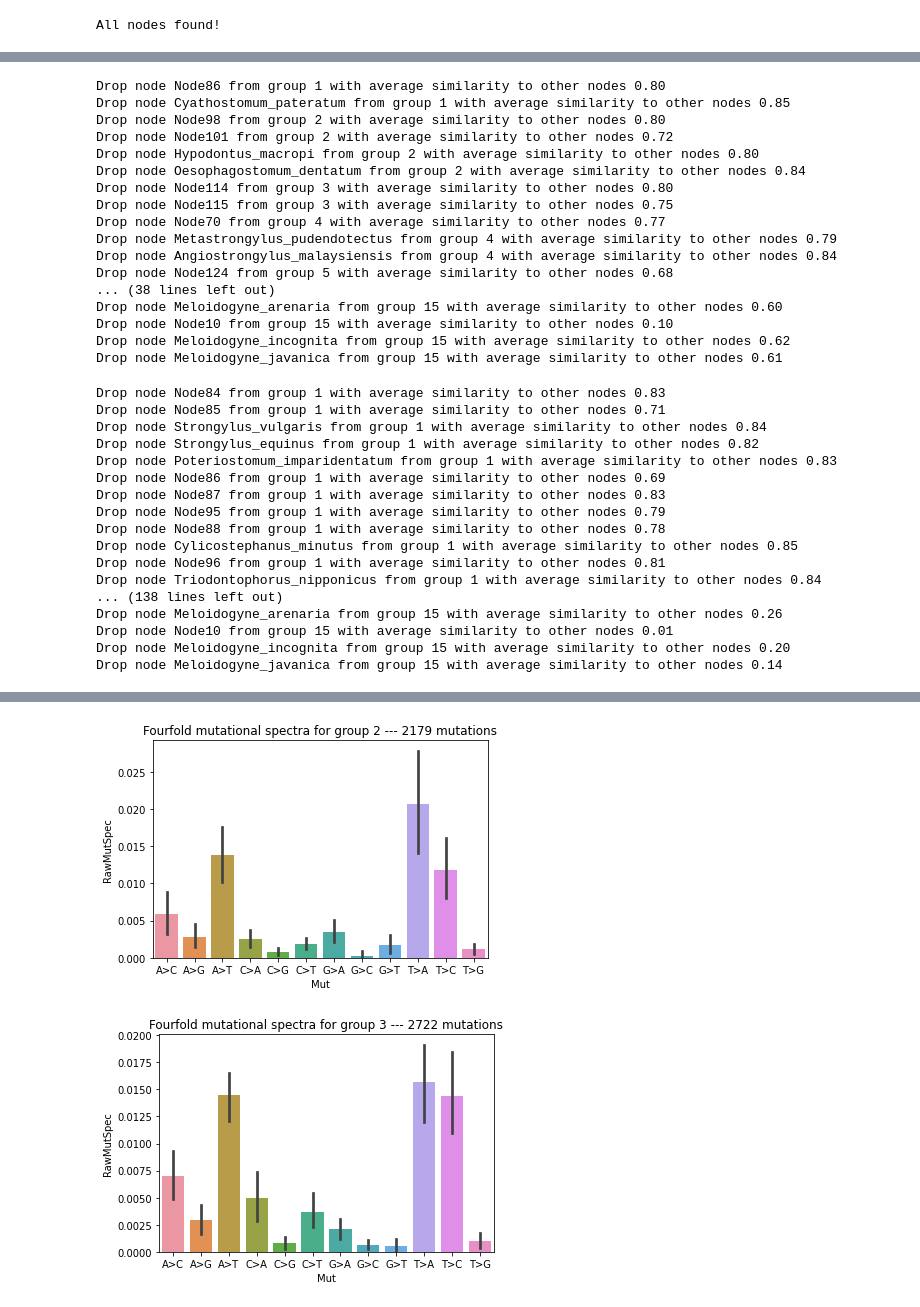
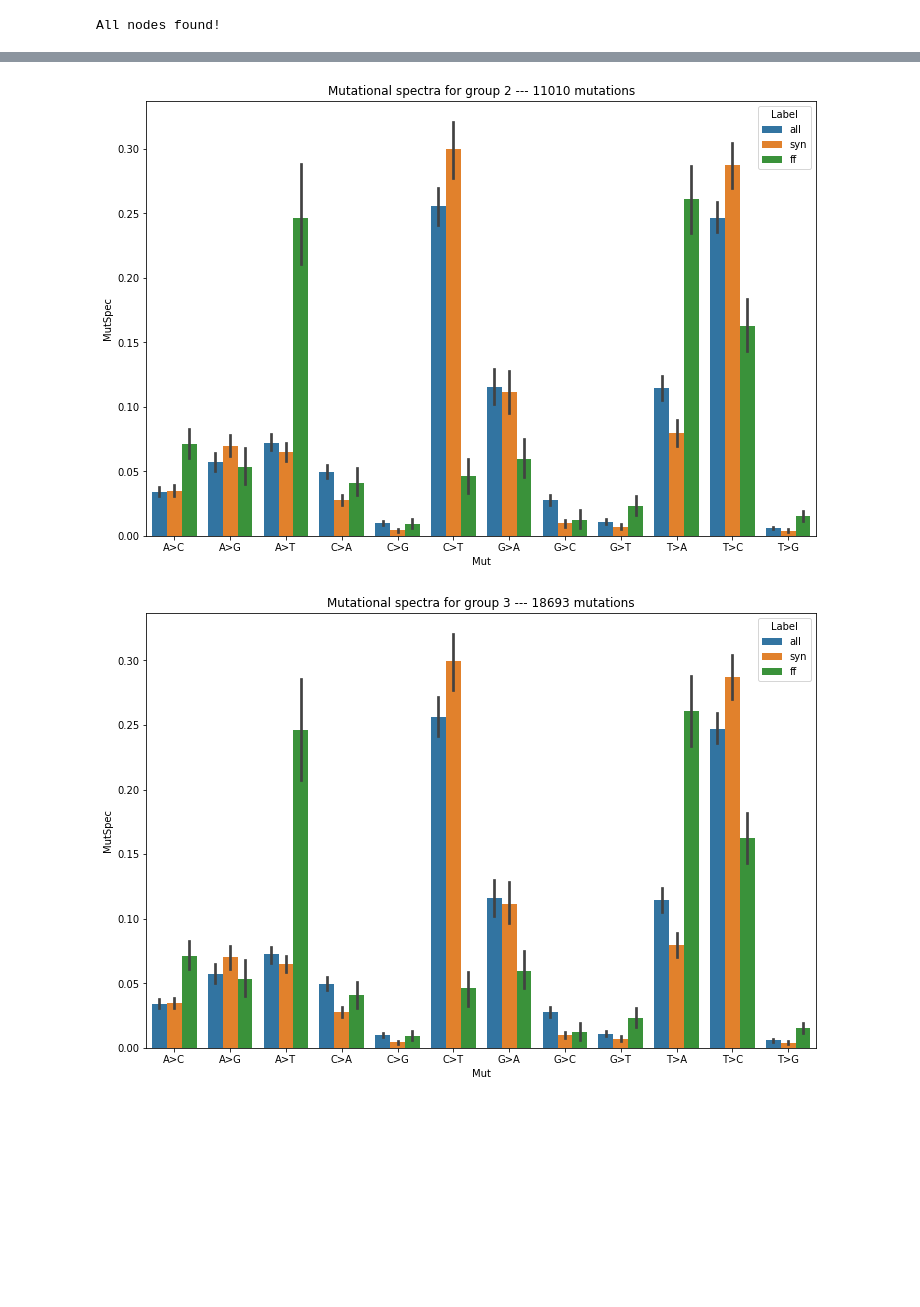
Before and after one commit to kpotoh/birds, a Jupyter notebook: nb/mut_extraction_nematoda.ipynb, the cells around one changed output, grey strips where cells are left out. Drawn from its saved outputs; the diff is of its cells as text; code cells hidden in the pictures; blank space fills up the shorter version.

Commit message:
group mutspec comparing

```diff
--- a/nb/mut_extraction_nematoda.ipynb
+++ b/nb/mut_extraction_nematoda.ipynb
@@ -272,3 +306,3 @@ def get_joined_mutspec(edge_mutspec, groups, sim_cutoff=0.85):
 # %%
-gr_mutspec_all = get_joined_mutspec(edge_mutspec_all, groups)
+gr_mutspec = get_joined_mutspec(edge_mutspec, groups)
 # %% [output]
@@ -292,43 +326,3 @@ Drop node Meloidogyne_javanica from group 15 with average similarity to other no
-# %%
-gr_mutspec_syn = get_joined_mutspec(edge_mutspec_syn, groups)
-# %% [output]
-Drop node Node86 from group 1 with average similarity to other nodes 0.80
-Drop node Cyathostomum_pateratum from group 1 with average similarity to other nodes 0.85
-Drop node Node98 from group 2 with average similarity to other nodes 0.80
-Drop node Node101 from group 2 with average similarity to other nodes 0.72
-Drop node Hypodontus_macropi from group 2 with average similarity to other nodes 0.80
-Drop node Oesophagostomum_dentatum from group 2 with average similarity to other nodes 0.84
-Drop node Node114 from group 3 with average similarity to other nodes 0.80
-Drop node Node115 from group 3 with average similarity to other nodes 0.75
-Drop node Node70 from group 4 with average similarity to other nodes 0.77
-Drop node Metastrongylus_pudendotectus from group 4 with average similarity to other nodes 0.79
-Drop node Angiostrongylus_malaysiensis from group 4 with average similarity to other nodes 0.84
-Drop node Node124 from group 5 with average similarity to other nodes 0.68
-... (38 lines left out)
-Drop node Meloidogyne_arenaria from group 15 with average similarity to other nodes 0.60
-Drop node Node10 from group 15 with average similarity to other nodes 0.10
-Drop node Meloidogyne_incognita from group 15 with average similarity to other nodes 0.62
-Drop node Meloidogyne_javanica from group 15 with average similarity to other nodes 0.61
-# %%
-gr_mutspec_ff = get_joined_mutspec(edge_mutspec_ff, groups)
-# %% [output]
-Drop node Node84 from group 1 with average similarity to other nodes 0.83
-Drop node Node85 from group 1 with average similarity to other nodes 0.71
-Drop node Strongylus_vulgaris from group 1 with average similarity to other nodes 0.84
-Drop node Strongylus_equinus from group 1 with average similarity to other nodes 0.82
-Drop node Poteriostomum_imparidentatum from group 1 with average similarity to other nodes 0.83
-Drop node Node86 from group 1 with average similarity to other nodes 0.69
-Drop node Node87 from group 1 with average similarity to other nodes 0.83
-Drop node Node95 from group 1 with average similarity to other nodes 0.79
-Drop node Node88 from group 1 with average similarity to other nodes 0.78
-Drop node Cylicostephanus_minutus from group 1 with average similarity to other nodes 0.85
-Drop node Node96 from group 1 with average similarity to other nodes 0.81
-Drop node Triodontophorus_nipponicus from group 1 with average similarity to other nodes 0.84
-... (138 lines left out)
-Drop node Meloidogyne_arenaria from group 15 with average similarity to other nodes 0.26
-Drop node Node10 from group 15 with average similarity to other nodes 0.01
-Drop node Meloidogyne_incognita from group 15 with average similarity to other nodes 0.20
-Drop node Meloidogyne_javanica from group 15 with average similarity to other nodes 0.14
 # %%
 # mean_mutspec_all = edge_mutspec_all.groupby("Mut").MutSpec.mean().sort_index()
 # print("All")
@@ -357,11 +351,14 @@ Drop node Meloidogyne_javanica from group 15 with average similarity to other no
 #         sim = 1 - spatial.distance.cosine(ms, mean_mutspec_ff)
 #         print(f"{gr_num}\t{sim:.2f}")
 # %%
-for gr_num in gr_mutspec_ff.Group.unique():
-    ms = gr_mutspec_ff[gr_mutspec_ff.Group == gr_num]
+for gr_num in gr_mutspec.Group.unique():
+    ms = gr_mutspec[gr_mutspec.Group == gr_num]
     mut_num = ms.ObsFr.sum()
     if mut_num > 50:
-        sns.barplot(x="Mut", y="RawMutSpec", data=ms, order=possible_sbs12)
-        plt.title(f"Fourfold mutational spectra for group {gr_num} --- {mut_num} mutations")
+        # sns.barplot(x="Mut", y="RawMutSpec", data=ms, order=possible_sbs12)
+        # plt.show()
+        plt.figure(figsize=(12, 8))
+        sns.barplot(x="Mut", y="MutSpec", hue="Label", data=gr_mutspec, order=possible_sbs12)
+        plt.title(f"Mutational spectra for group {gr_num} --- {mut_num} mutations")
         plt.show()
 # %% [output]
@@ -369,2 +366,2 @@ for gr_num in gr_mutspec_ff.Group.unique():
-[figure, old version]
+[figure, new version]
-[figure, old version]
+[figure, new version]
```
Also changed, not shown: parts of 6 cells of this notebook.
